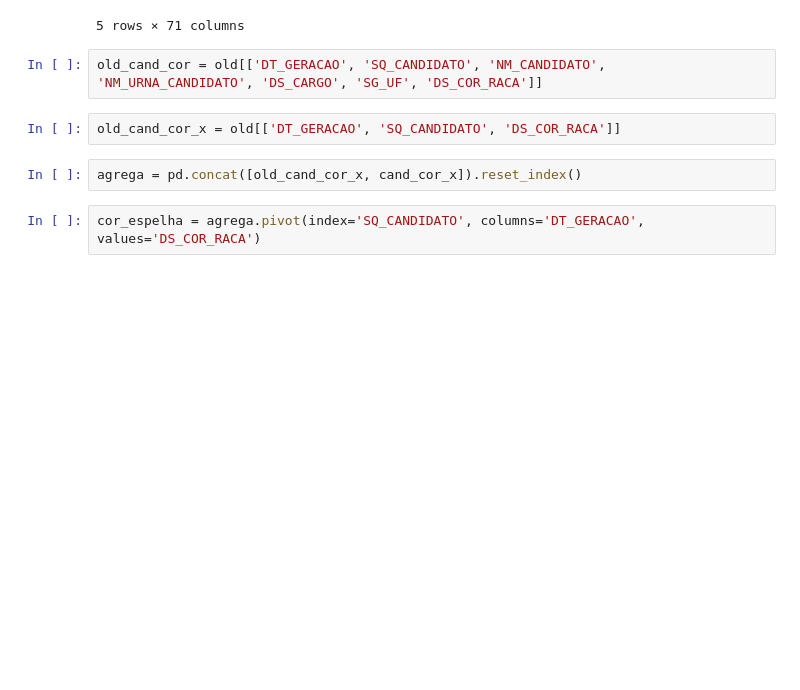
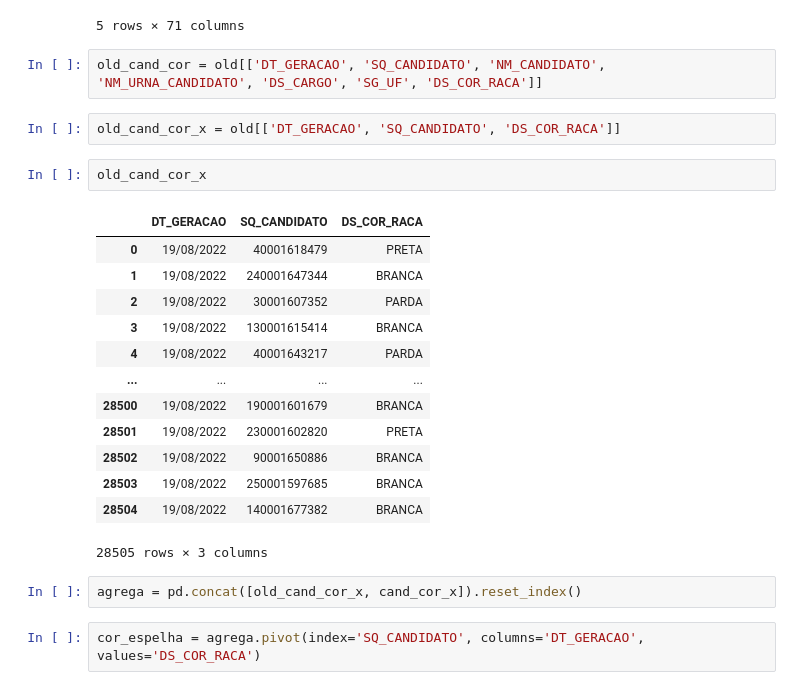
Before and after one commit to rafagarc/eleicoes_2022, a Jupyter notebook: Raca_mudanca.ipynb, the cells around one changed output. Saved outputs shown, nothing was run; the diff lists cells and outputs as text; blank space fills up the shorter version.

```diff
--- a/Raca_mudanca.ipynb
+++ b/Raca_mudanca.ipynb
@@ -101,6 +95,22 @@ old.head()
 old_cand_cor = old[['DT_GERACAO', 'SQ_CANDIDATO', 'NM_CANDIDATO', 'NM_URNA_CANDIDATO', 'DS_CARGO', 'SG_UF', 'DS_COR_RACA']]
 # %%
 old_cand_cor_x = old[['DT_GERACAO', 'SQ_CANDIDATO', 'DS_COR_RACA']]
+# %%
+old_cand_cor_x
+# %% [output]
+|  | DT_GERACAO | SQ_CANDIDATO | DS_COR_RACA |
+| 0 | 19/08/2022 | 40001618479 | PRETA |
+| 1 | 19/08/2022 | 240001647344 | BRANCA |
+| 2 | 19/08/2022 | 30001607352 | PARDA |
+| 3 | 19/08/2022 | 130001615414 | BRANCA |
+| 4 | 19/08/2022 | 40001643217 | PARDA |
+| ... | ... | ... | ... |
+| 28500 | 19/08/2022 | 190001601679 | BRANCA |
+| 28501 | 19/08/2022 | 230001602820 | PRETA |
+| 28502 | 19/08/2022 | 90001650886 | BRANCA |
+| 28503 | 19/08/2022 | 250001597685 | BRANCA |
+| 28504 | 19/08/2022 | 140001677382 | BRANCA |
+28505 rows × 3 columns
 # %%
 agrega = pd.concat([old_cand_cor_x, cand_cor_x]).reset_index()
 # %%
```
Also changed, not shown: parts of 22 cells of this notebook, 1 other file.
